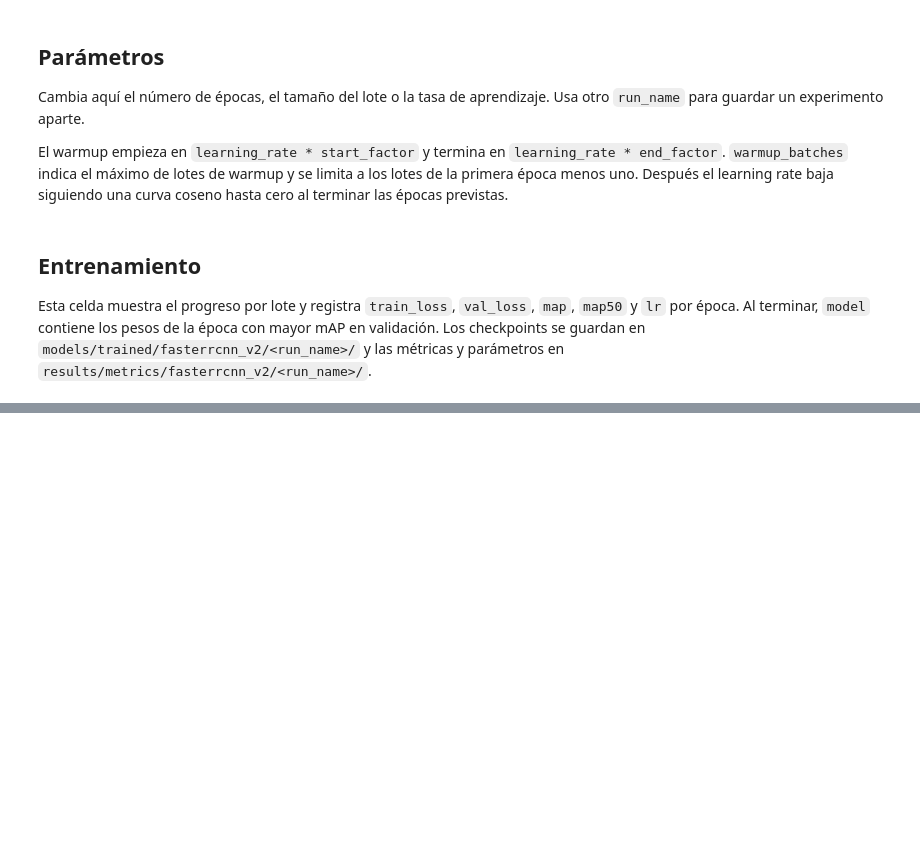
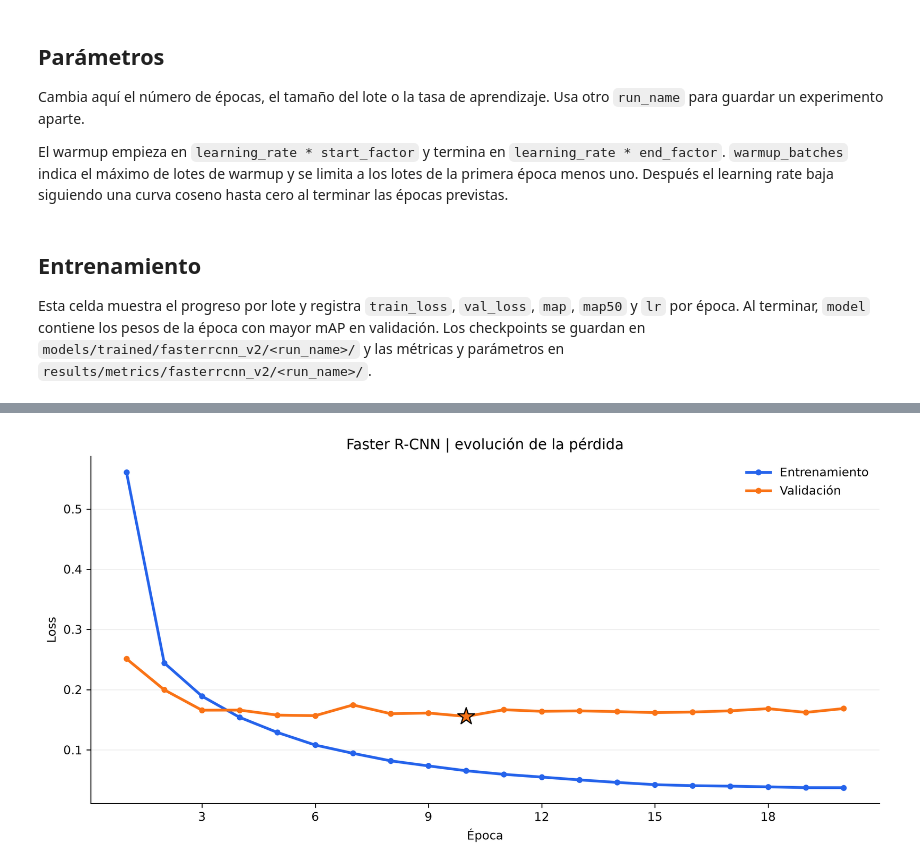
Before and after one commit to lvckss/parasite-detection-benchmark, a Jupyter notebook: notebooks/03_faster_rcnn_training.ipynb, the cells around one changed output, grey strips where cells are left out. Cells and saved outputs as stored; diff of their text form; code cells hidden in the pictures; blank space fills up the shorter version.

Commit message:
docs(notebooks): record baseline training and loss curves

```diff
--- a/notebooks/03_faster_rcnn_training.ipynb
+++ b/notebooks/03_faster_rcnn_training.ipynb
@@ -57,4 +71,39 @@ FileNotFoundError: Faltan los pesos en /home/lvcks/Documents/CUARTO/VISION1/PRAC
 # %%
 import pandas as pd
+import matplotlib.pyplot as plt
+from matplotlib.ticker import MaxNLocator
 
-pd.DataFrame(history)
+df = pd.DataFrame(history).sort_values("epoch")
+
+fig, ax = plt.subplots(figsize=(10, 5), dpi=140)
+
+# dibujamos las pérdidas de cada época
+ax.plot(
+    df["epoch"], df["train_loss"],
+    color="#2563eb", marker="o", markersize=4,
+    linewidth=2.3, label="Entrenamiento",
+)
+ax.plot(
+    df["epoch"], df["val_loss"],
+    color="#f97316", marker="o", markersize=4,
+    linewidth=2.3, label="Validación",
+)
+
+# destacamos la época con menor pérdida de validación
+best = df.loc[df["val_loss"].idxmin()]
+ax.scatter(
+    best["epoch"], best["val_loss"],
+    color="#f97316", edgecolor="black",
+    marker="*", s=220, zorder=5,
+)
+
+# ajustamos el aspecto de la figura
+ax.set(title="Faster R-CNN | evolución de la pérdida", xlabel="Época", ylabel="Loss")
+ax.xaxis.set_major_locator(MaxNLocator(integer=True))
+ax.grid(axis="y", alpha=0.2)
+ax.spines[["top", "right"]].set_visible(False)
+ax.legend(frameon=False)
+fig.tight_layout()
+plt.show()
+# %% [output]
+[figure, added]
```
Also changed, not shown: parts of 2 cells of this notebook.
